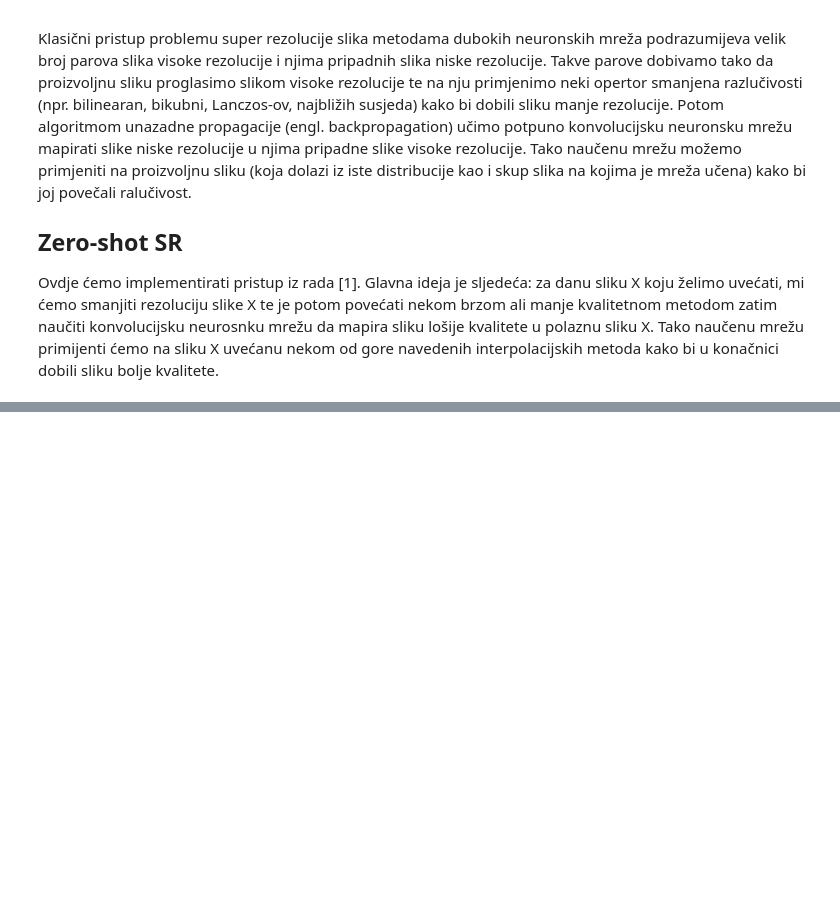
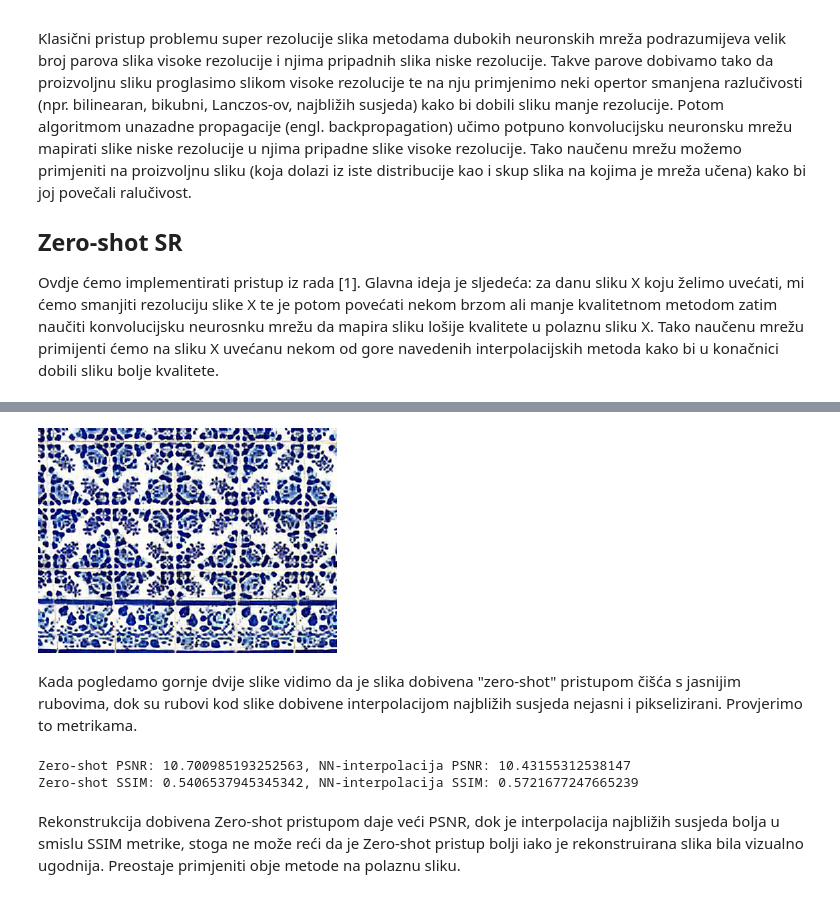
Before and after one commit to tmavra/MS, a Jupyter notebook: Upscale.ipynb, the cells around one changed output, grey strips where cells are left out. Saved outputs shown, nothing was run; the diff lists cells and outputs as text; code cells hidden in the pictures; blank space fills up the shorter version.

```diff
--- a/Upscale.ipynb
+++ b/Upscale.ipynb
@@ -214,0 +243,7 @@ lr_image
+# %%
+# izlaz iz mreže, poboljšanje gornje slike
+display(hr_zero_shot)
+# %% [output]
+[figure, added]
+# %% [markdown]
+Kada pogledamo gornje dvije slike vidimo da je slika dobivena "zero-shot" pristupom čišća s jasnijim rubovima, dok su rubovi kod slike dobivene interpolacijom najbližih susjeda nejasni i pikselizirani. Provjerimo to metrikama.
@@ -215 +260,22 @@ lr_image
+# %%
+# test_image predstavlja ideal koji želimo postići
+psnr_zero_shot = psnr(original_image=test_image,
+                      reconstructed_image=hr_zero_shot)
+psnr_interpolation = psnr(original_image=test_image,
+                          reconstructed_image=hr_interpolacija)
+print(f'Zero-shot PSNR: {psnr_zero_shot}, NN-interpolacija PSNR: {psnr_interpolation}')
+
+
+ssim_zero_shot = ssim(X=np.array(test_image),
+                      Y=np.array(hr_zero_shot),
+                      multichannel=True)
+ssim_interpolation = ssim(X=np.array(test_image),
+                          Y=np.array(hr_interpolacija),
+                          multichannel=True)
+print(f'Zero-shot SSIM: {ssim_zero_shot}, NN-interpolacija SSIM: {ssim_interpolation}')
+# %% [output]
+Zero-shot PSNR: 10.700985193252563, NN-interpolacija PSNR: 10.43155312538147
+Zero-shot SSIM: 0.5406537945345342, NN-interpolacija SSIM: 0.5721677247665239
+# %% [markdown]
+Rekonstrukcija dobivena Zero-shot pristupom daje veći PSNR, dok je interpolacija najbližih susjeda bolja u smislu SSIM metrike, stoga ne može reći da je Zero-shot pristup bolji iako je rekonstruirana slika bila vizualno ugodnija. Preostaje primjeniti obje metode na polaznu sliku.
 # %%
```
Also changed, not shown: parts of 26 cells of this notebook.
